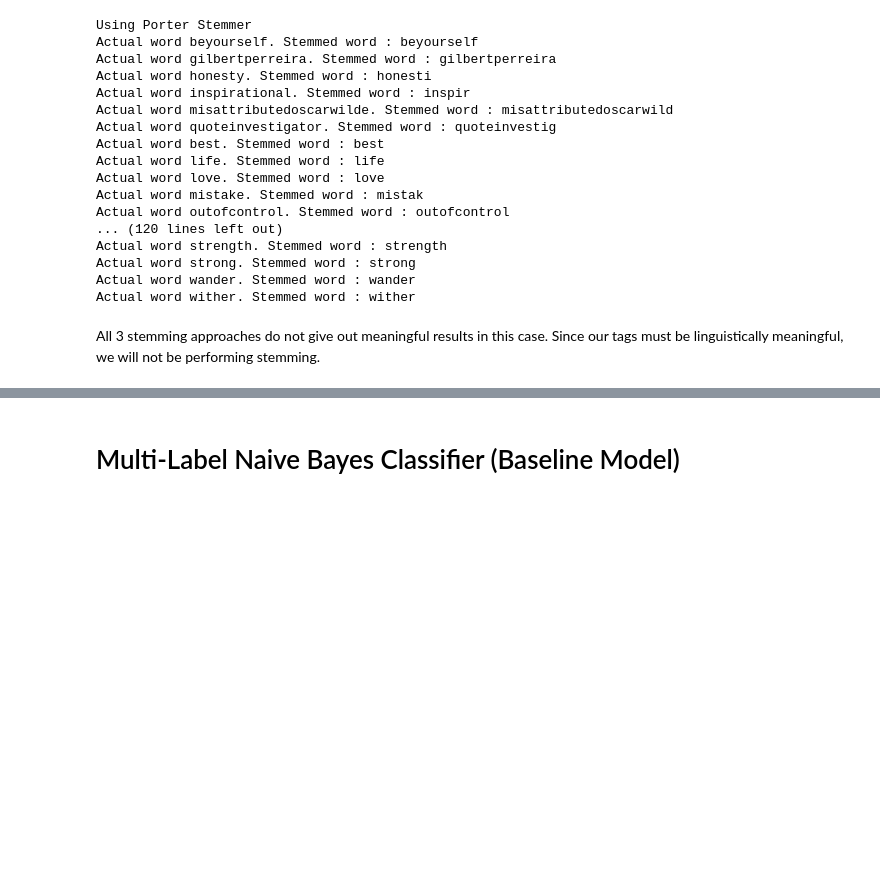
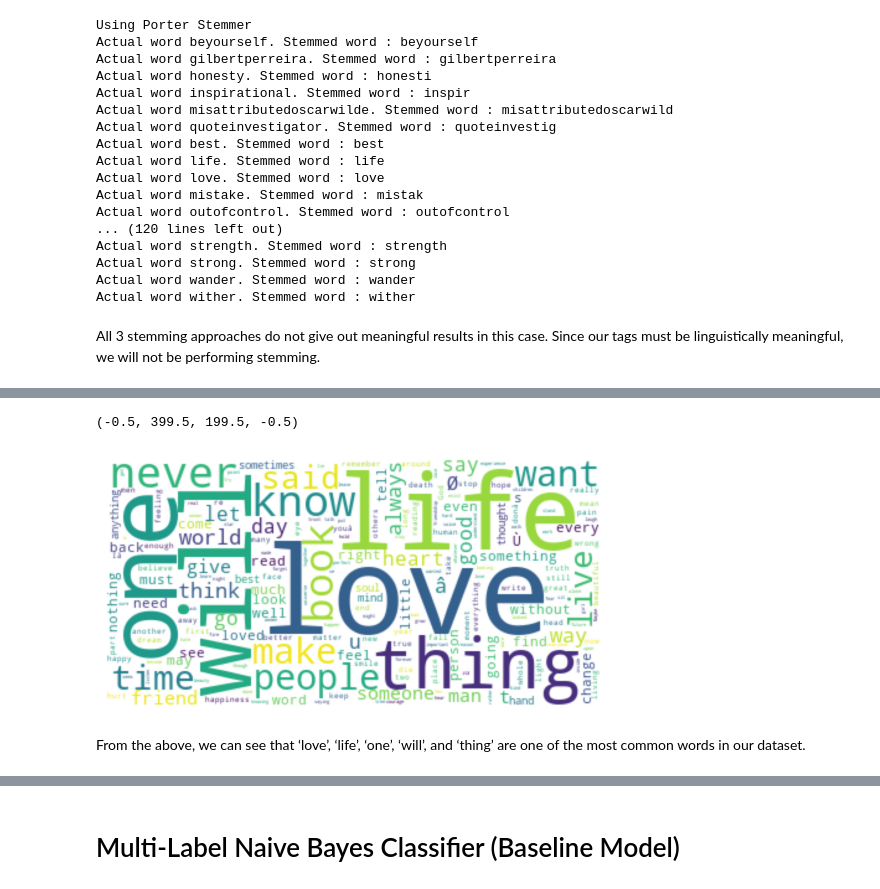
Before and after one commit to rkaushick-neu/nlp-quotes, a Jupyter notebook: Rish_Kaushick_JupyterNB.ipynb, the cells around one changed output, grey strips where cells are left out. Saved outputs shown, nothing was run; the diff lists cells and outputs as text; code cells hidden in the pictures; blank space fills up the shorter version.

```diff
--- a/Rish_Kaushick_JupyterNB.ipynb
+++ b/Rish_Kaushick_JupyterNB.ipynb
@@ -603,0 +717,9 @@ dataset
+# %%
+# plotting the generated word cloud using gaussian interpolation
+plt.imshow(word_cloud, interpolation='gaussian')
+plt.axis("off")
+# %% [output]
+(-0.5, 399.5, 199.5, -0.5)
+[figure, added]
+# %% [markdown]
+From the above, we can see that ‘love’, ‘life’, ‘one’, ‘will’, and ‘thing’ are one of the most common words in our dataset.
```
Also changed, not shown: parts of 38 cells of this notebook.
